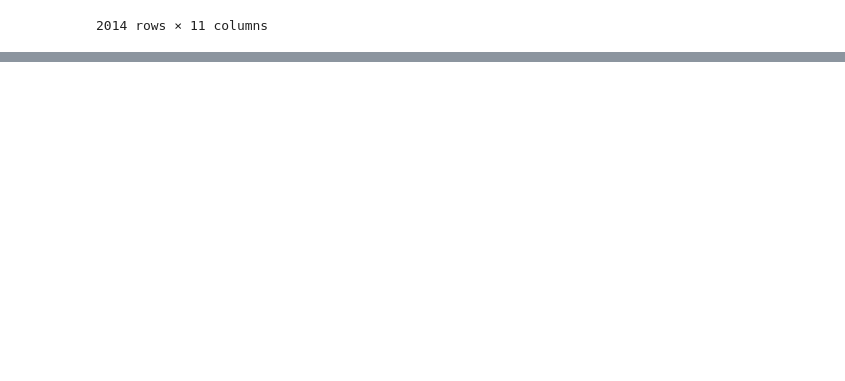
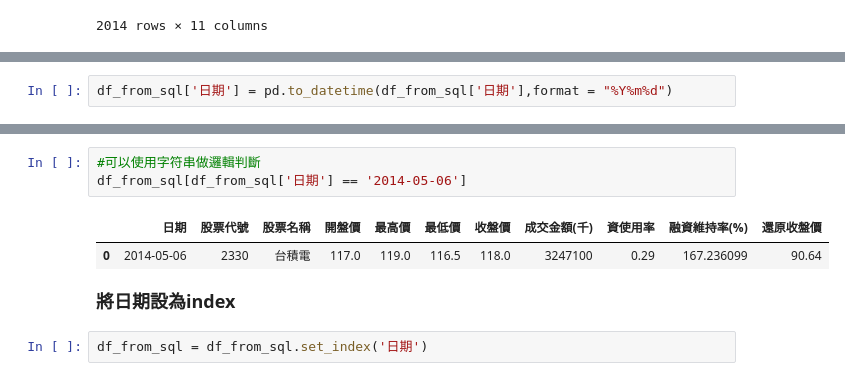
Before and after one commit to ErebusTW/Merge-by-date, a Jupyter notebook: 按日期合併.ipynb, the cells around one changed output, grey strips where cells are left out. Saved outputs shown, nothing was run; the diff lists cells and outputs as text; blank space fills up the shorter version.

```diff
--- a/按日期合併.ipynb
+++ b/按日期合併.ipynb
@@ -177,0 +181,2 @@ df_from_sql
+# %%
+df_from_sql['日期'] = pd.to_datetime(df_from_sql['日期'],format = "%Y%m%d")
@@ -177,0 +197,10 @@ df_from_sql
+# %%
+#可以使用字符串做邏輯判斷
+df_from_sql[df_from_sql['日期'] == '2014-05-06']
+# %% [output]
+|  | 日期 | 股票代號 | 股票名稱 | 開盤價 | 最高價 | 最低價 | 收盤價 | 成交金額(千) | 資使用率 | 融資維持率(%) | 還原收盤價 |
+| 0 | 2014-05-06 | 2330 | 台積電 | 117.0 | 119.0 | 116.5 | 118.0 | 3247100 | 0.29 | 167.236099 | 90.64 |
+# %% [markdown]
+**<font  size=4>將日期設為index</font>**
+# %%
+df_from_sql = df_from_sql.set_index('日期')
```
Also changed, not shown: parts of 11 cells of this notebook.
